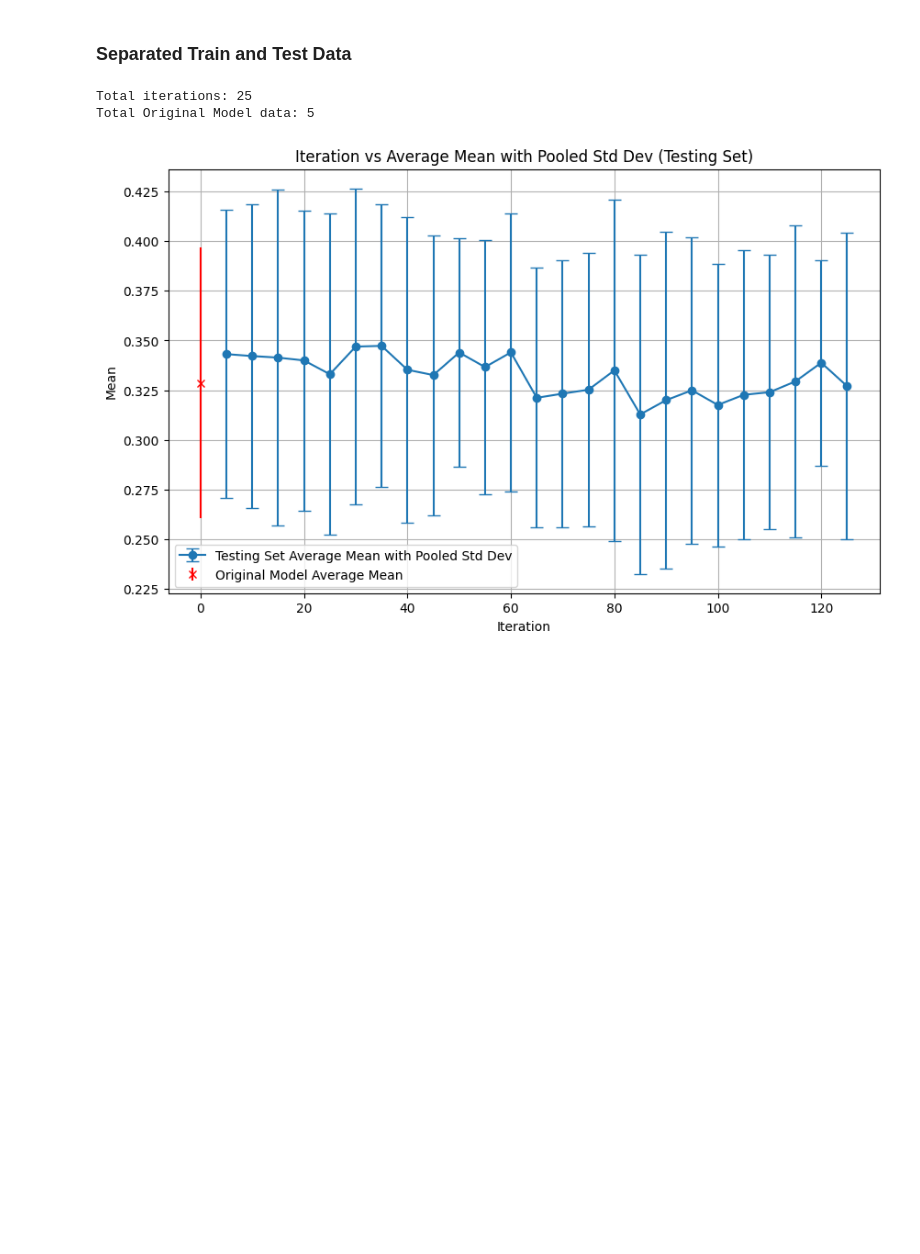
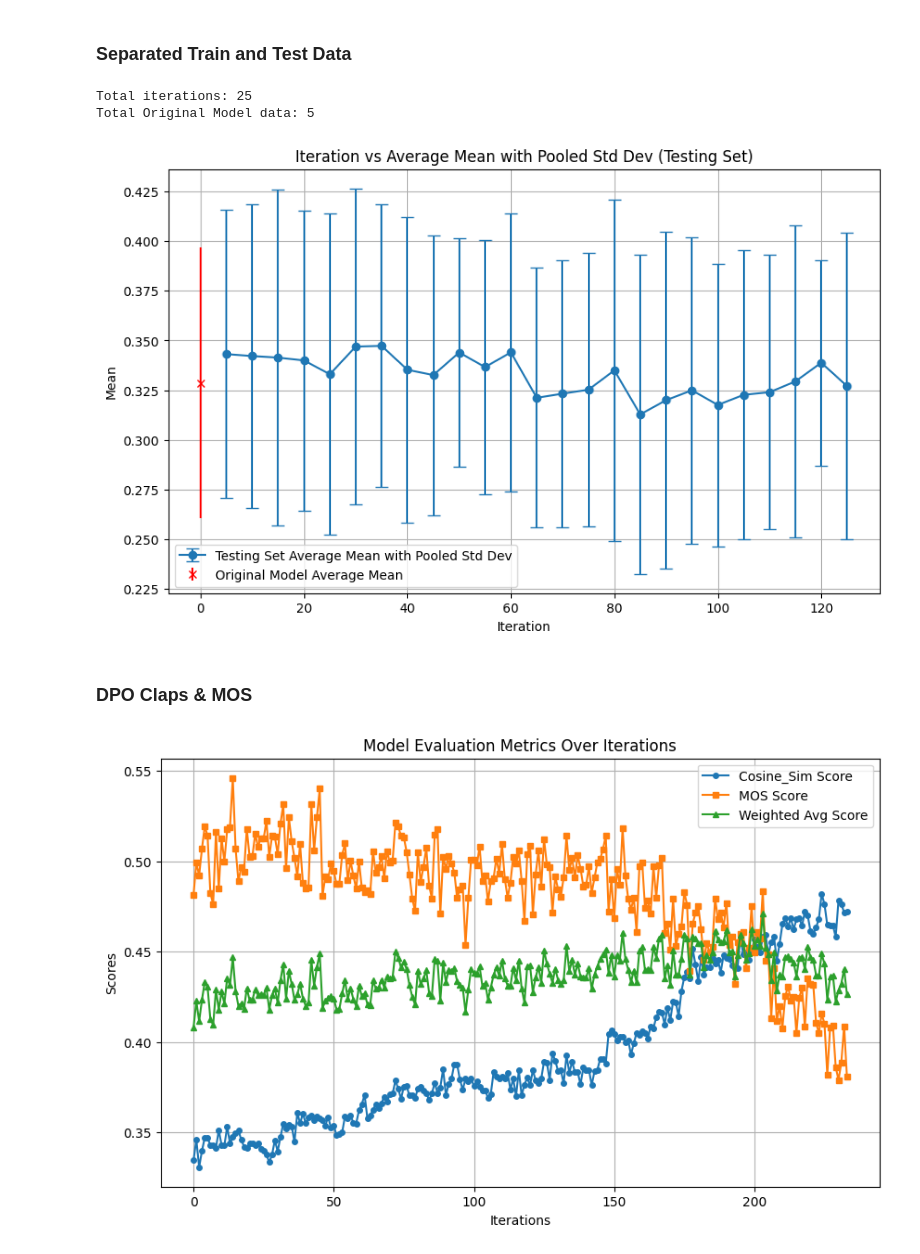
Before and after one commit to Alanhsiu/trl, a Jupyter notebook: plot.ipynb, the cells around one changed output. Cells and saved outputs as stored; diff of their text form; code cells hidden in the pictures; blank space fills up the shorter version.

Commit message:
test dpo_claps + dpo_mos

```diff
--- a/plot.ipynb
+++ b/plot.ipynb
@@ -330,3 +330,68 @@ plot_metrics(data, dataset_type='Testing')  # Plot for the Testing set
 Total iterations: 25
 Total Original Model data: 5
 [figure]
+# %% [markdown]
+### DPO Claps & MOS
+# %%
+import re
+import matplotlib.pyplot as plt
+
+# Model output directory and log path
+model_output_dir = '/work/b0990106x/trl/model_output/1020-2012'
+log_path = f'{model_output_dir}/log_training.log'
+
+# Initialize lists to store the parsed data
+iterations = []
+cosine_sim_scores = []
+mos_scores = []
+weighted_avg_scores = []
+
+# Regular expression patterns to extract the relevant data
+cosine_sim_pattern = r"Cosine_Sim score on training set for iteration (\d+): ([\d.]+)"
+mos_pattern = r"MOS score on training set for iteration (\d+): ([\d.]+)"
+weighted_avg_pattern = r"weighted average score on training set for iteration (\d+): ([\d.]+)"
+
+# Open the log file for reading
+with open(log_path, 'r') as log_file:  # Replace with your log file path
+    for line in log_file:
+        # Check if the line matches the Cosine_Sim score
+        cosine_sim_match = re.search(cosine_sim_pattern, line)
+        if cosine_sim_match:
+            iteration = int(cosine_sim_match.group(1))
+            cosine_sim_score = float(cosine_sim_match.group(2))
+            iterations.append(iteration)
+            cosine_sim_scores.append(cosine_sim_score)
+
+        # Check if the line matches the MOS score
+        mos_match = re.search(mos_pattern, line)
+        if mos_match:
+            mos_score = float(mos_match.group(2))/5
+            mos_scores.append(mos_score)
+
+        # Check if the line matches the weighted average score
+        weighted_avg_match = re.search(weighted_avg_pattern, line)
+        if weighted_avg_match:
+            weighted_avg_score = float(weighted_avg_match.group(2))
+            weighted_avg_scores.append(weighted_avg_score)
+
+# Ensure all lists have the same length and sorted by iteration
+iterations, cosine_sim_scores, mos_scores, weighted_avg_scores = zip(*sorted(zip(iterations, cosine_sim_scores, mos_scores, weighted_avg_scores)))
+
+# Plot the metrics
+plt.figure(figsize=(10, 6))
+
+# Plot with smaller marker sizes
+plt.plot(iterations, cosine_sim_scores, label='Cosine_Sim Score', marker='o', markersize=4)
+plt.plot(iterations, mos_scores, label='MOS Score', marker='s', markersize=4)
+plt.plot(iterations, weighted_avg_scores, label='Weighted Avg Score', marker='^', markersize=4)
+
+plt.xlabel('Iterations')
+plt.ylabel('Scores')
+plt.title('Model Evaluation Metrics Over Iterations')
+plt.legend()
+plt.grid(True)
+
+# Show the plot
+plt.show()
+# %% [output]
+[figure, added]
```
Also changed, not shown: parts of 3 cells of this notebook, 9 other files.
